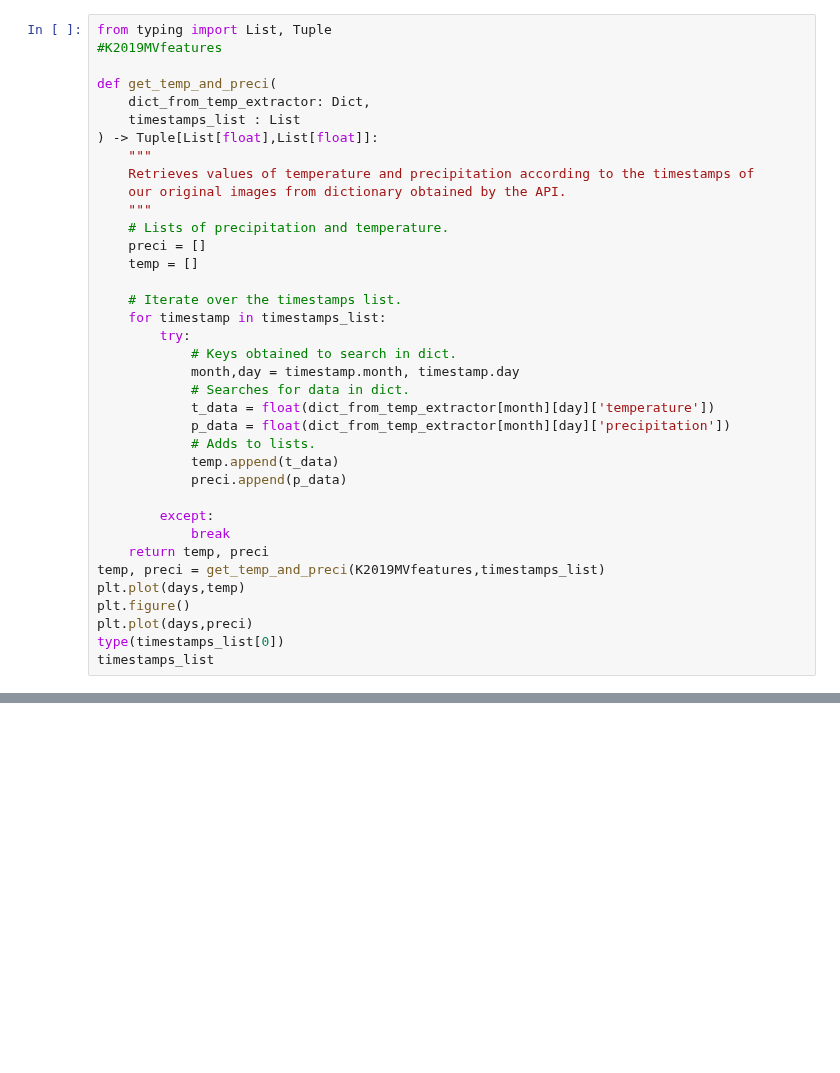
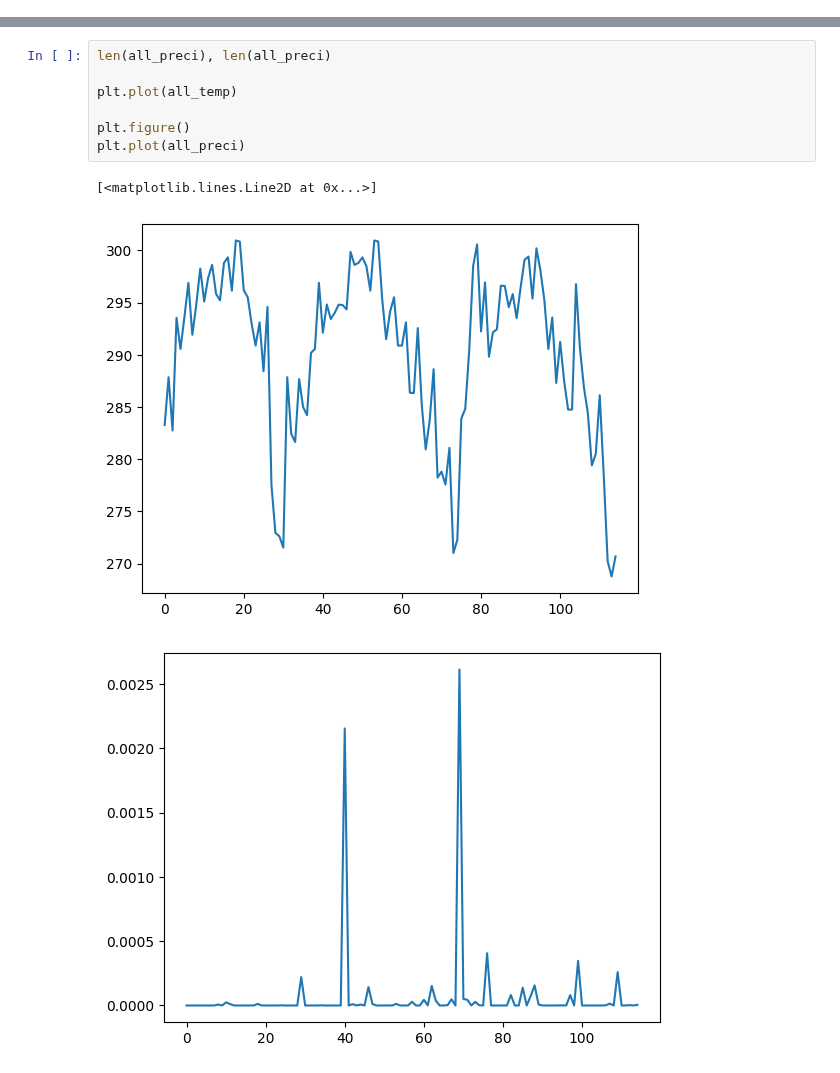
Before and after one commit to AguilarAngel9/Plant-Growth-Cycle-based-on-geospatial-data, a Jupyter notebook: DataExtraction/temperatureExtractor.ipynb, the cells around one changed output, grey strips where cells are left out. Saved outputs shown, nothing was run; the diff lists cells and outputs as text; blank space fills up the shorter version.

```diff
--- a/DataExtraction/temperatureExtractor.ipynb
+++ b/DataExtraction/temperatureExtractor.ipynb
@@ -206,37 +90,0 @@ xs
-# %%
-from typing import List, Tuple
-#K2019MVfeatures
-
-def get_temp_and_preci(
-    dict_from_temp_extractor: Dict,
-    timestamps_list : List
-) -> Tuple[List[float],List[float]]:
-    """
-    Retrieves values of temperature and precipitation according to the timestamps of
-    our original images from dictionary obtained by the API.
-    """
-    # Lists of precipitation and temperature.
-    preci = []
-    temp = []
-
-    # Iterate over the timestamps list.
-    for timestamp in timestamps_list:
-        try:
-            # Keys obtained to search in dict.
-            month,day = timestamp.month, timestamp.day
-            # Searches for data in dict.
-            t_data = float(dict_from_temp_extractor[month][day]['temperature'])
-            p_data = float(dict_from_temp_extractor[month][day]['precipitation'])
-            # Adds to lists.
-            temp.append(t_data)
-            preci.append(p_data)
-
-        except:
-            break
-    return temp, preci
-temp, preci = get_temp_and_preci(K2019MVfeatures,timestamps_list)
-plt.plot(days,temp)
-plt.figure()
-plt.plot(days,preci)
-type(timestamps_list[0])
-timestamps_list
@@ -289,0 +249,11 @@ plt.plot(temp)
+# %%
+len(all_preci), len(all_preci)
+
+plt.plot(all_temp)
+
+plt.figure()
+plt.plot(all_preci)
+# %% [output]
+[<matplotlib.lines.Line2D at 0x...>]
+[figure, added]
+[figure, added]
```
Also changed, not shown: parts of 18 cells of this notebook.
